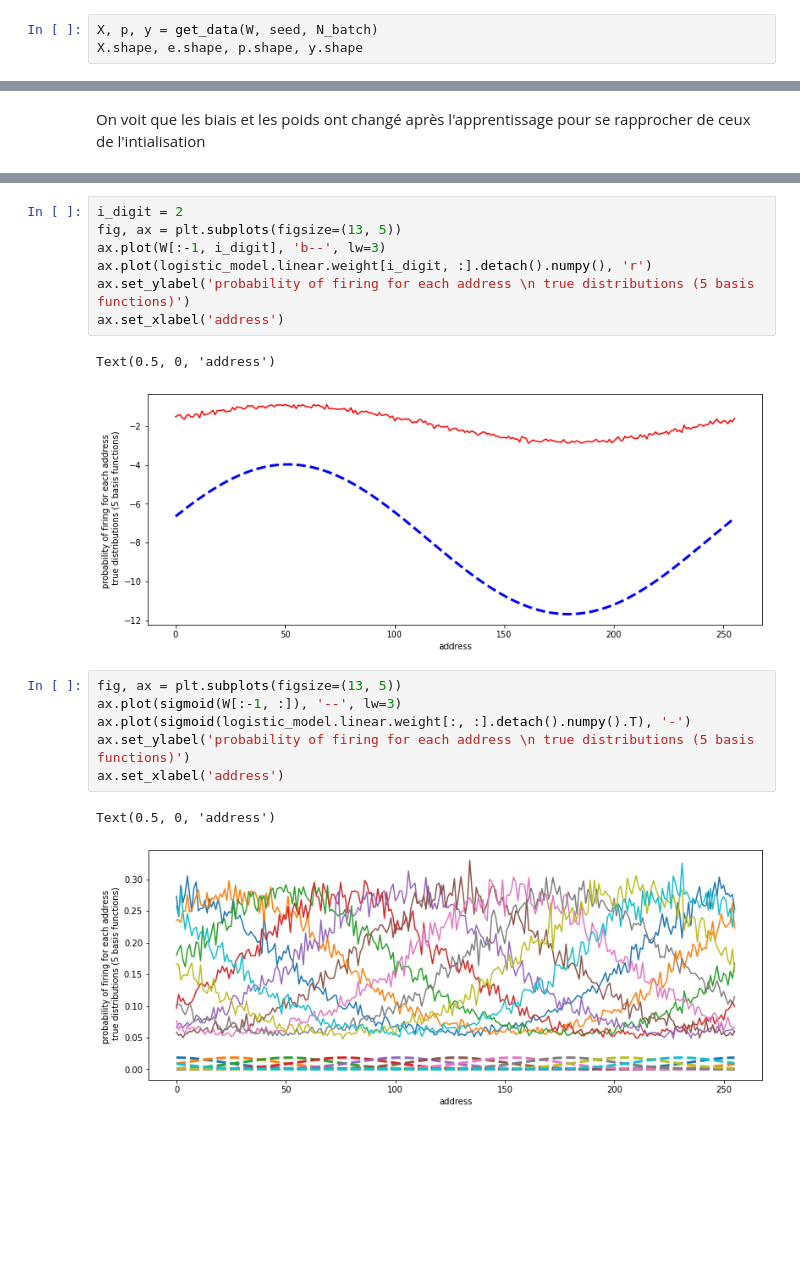
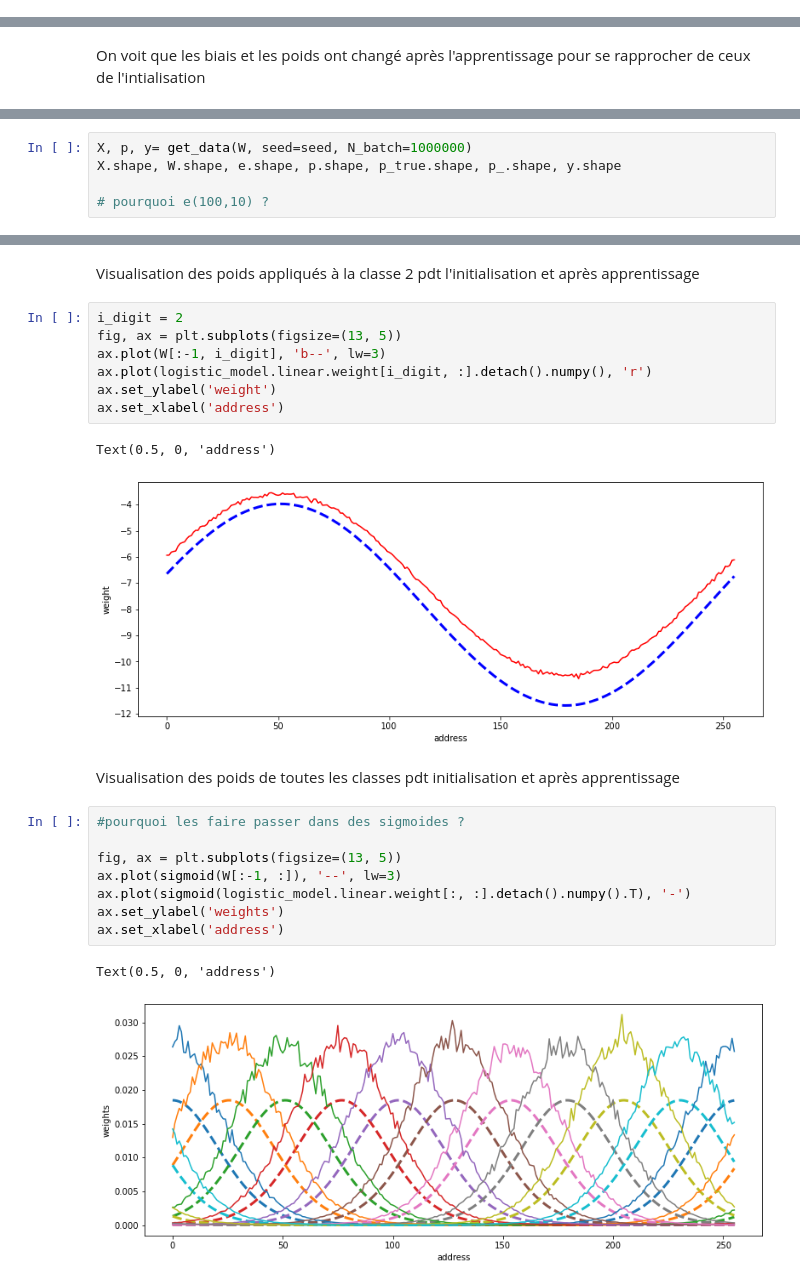
Before and after one commit to camillebesnainou/2022-01-10-polychrony, a Jupyter notebook: 2022-01-24-logistic-regression.ipynb, the cells around one changed output, grey strips where cells are left out. Saved outputs shown, nothing was run; the diff lists cells and outputs as text; blank space fills up the shorter version.

```diff
--- a/2022-01-24-logistic-regression.ipynb
+++ b/2022-01-24-logistic-regression.ipynb
@@ -60,3 +58,0 @@ e = evidence(W, X)
-# %%
-X, p, y = get_data(W, seed, N_batch)
-X.shape, e.shape, p.shape, y.shape
@@ -410,0 +392,5 @@ ax.plot(np.arange(n_classes), y[0, :])
+# %%
+X, p, y= get_data(W, seed=seed, N_batch=1000000)
+X.shape, W.shape, e.shape, p.shape, p_true.shape, p_.shape, y.shape
+
+# pourquoi e(100,10) ?
@@ -432,22 +446,28 @@ Final loss = 0.016322306326529725
+# %% [markdown]
+Visualisation des poids appliqués à la classe 2 pdt l'initialisation et après apprentissage
 # %%
 i_digit = 2
 fig, ax = plt.subplots(figsize=(13, 5))
 ax.plot(W[:-1, i_digit], 'b--', lw=3)
 ax.plot(logistic_model.linear.weight[i_digit, :].detach().numpy(), 'r')
-ax.set_ylabel('probability of firing for each address \n true distributions (5 basis functions)')
+ax.set_ylabel('weight')
 ax.set_xlabel('address')
 # %% [output]
 Text(0.5, 0, 'address')
-[figure, old version]
+[figure, new version]
+# %% [markdown]
+Visualisation des poids de toutes les classes pdt initialisation et après apprentissage
 # %%
+#pourquoi les faire passer dans des sigmoides ?
+
 fig, ax = plt.subplots(figsize=(13, 5))
 ax.plot(sigmoid(W[:-1, :]), '--', lw=3)
 ax.plot(sigmoid(logistic_model.linear.weight[:, :].detach().numpy().T), '-')
-ax.set_ylabel('probability of firing for each address \n true distributions (5 basis functions)')
+ax.set_ylabel('weights')
 ax.set_xlabel('address')
 # %% [output]
 Text(0.5, 0, 'address')
-[figure, old version]
+[figure, new version]
 # %%
 fig, ax = plt.subplots(figsize=(13, 5))
 ax.plot(W[:-1, :], '--', lw=3)
```
Also changed, not shown: parts of 34 cells of this notebook.
